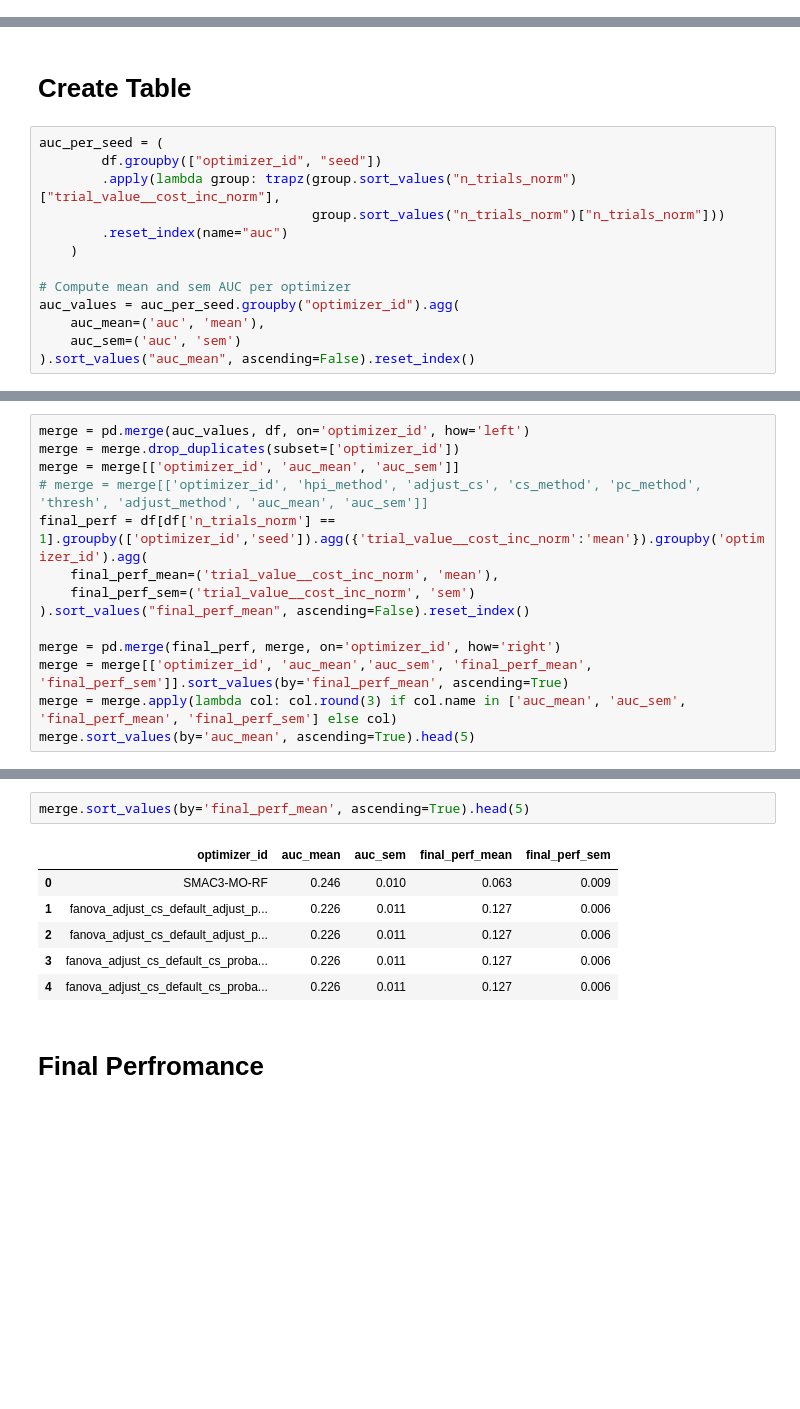
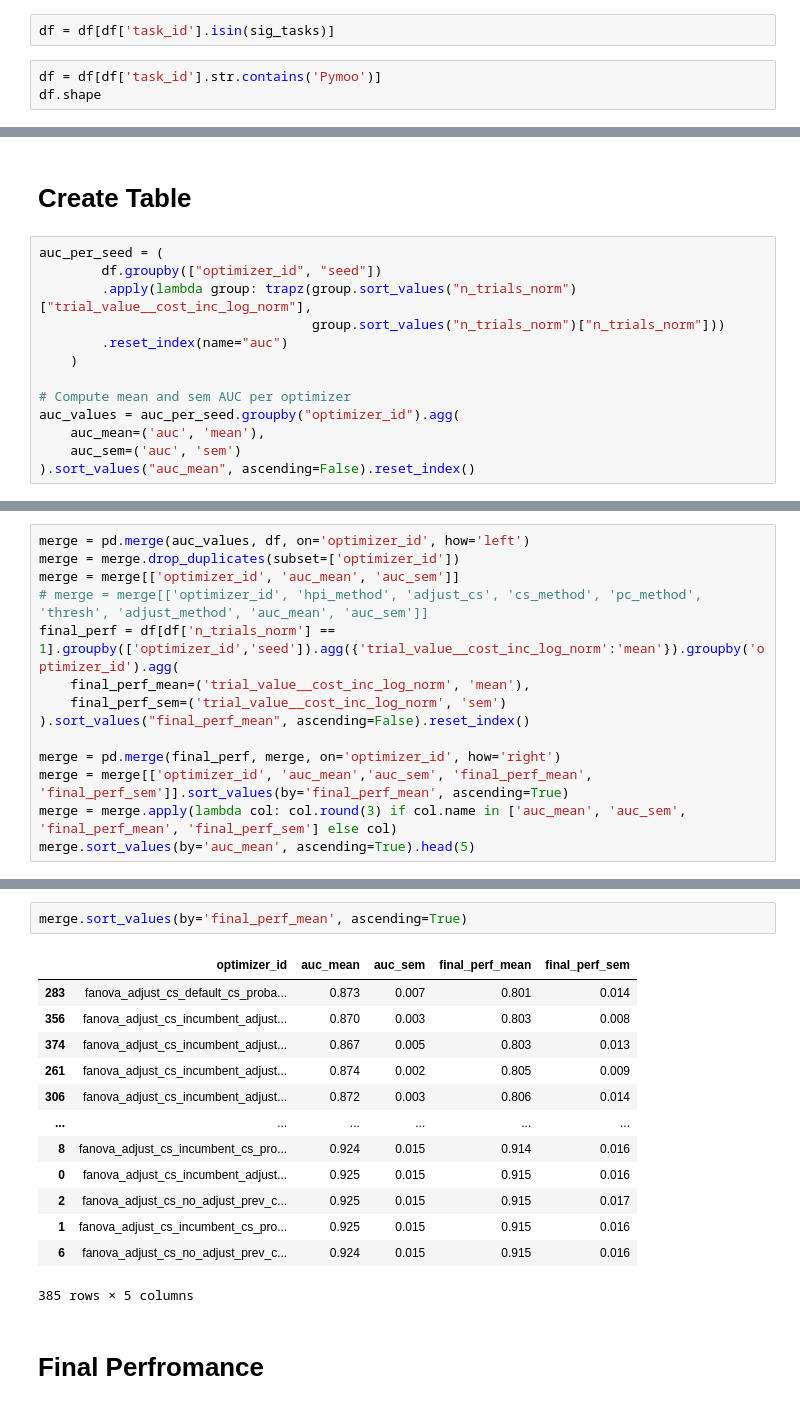
Before and after one commit to daphne12345/package_hpi_parego, a Jupyter notebook: final_final_plotting.ipynb, the cells around one changed output, grey strips where cells are left out. Saved outputs shown, nothing was run; the diff lists cells and outputs as text; blank space fills up the shorter version.

```diff
--- a/final_final_plotting.ipynb
+++ b/final_final_plotting.ipynb
@@ -288,0 +487,5 @@ def plot_one_thing(thing, df_plot=None):
+# %%
+df = df[df['task_id'].isin(sig_tasks)]
+# %%
+df = df[df['task_id'].str.contains('Pymoo')]
+df.shape
@@ -328,7 +533,7 @@ DataFrameGroupBy.apply operated on the grouping columns. This behavior is deprec
 # %%
 auc_per_seed = (
         df.groupby(["optimizer_id", "seed"])
-        .apply(lambda group: trapz(group.sort_values("n_trials_norm")["trial_value__cost_inc_norm"],
+        .apply(lambda group: trapz(group.sort_values("n_trials_norm")["trial_value__cost_inc_log_norm"],
                                    group.sort_values("n_trials_norm")["n_trials_norm"]))
         .reset_index(name="auc")
     )
@@ -345,9 +548,9 @@ merge = pd.merge(auc_values, df, on='optimizer_id', how='left')
 merge = merge.drop_duplicates(subset=['optimizer_id'])
 merge = merge[['optimizer_id', 'auc_mean', 'auc_sem']]
 # merge = merge[['optimizer_id', 'hpi_method', 'adjust_cs', 'cs_method', 'pc_method', 'thresh', 'adjust_method', 'auc_mean', 'auc_sem']]
-final_perf = df[df['n_trials_norm'] == 1].groupby(['optimizer_id','seed']).agg({'trial_value__cost_inc_norm':'mean'}).groupby('optimizer_id').agg(
-    final_perf_mean=('trial_value__cost_inc_norm', 'mean'),
-    final_perf_sem=('trial_value__cost_inc_norm', 'sem')
+final_perf = df[df['n_trials_norm'] == 1].groupby(['optimizer_id','seed']).agg({'trial_value__cost_inc_log_norm':'mean'}).groupby('optimizer_id').agg(
+    final_perf_mean=('trial_value__cost_inc_log_norm', 'mean'),
+    final_perf_sem=('trial_value__cost_inc_log_norm', 'sem')
 ).sort_values("final_perf_mean", ascending=False).reset_index()
 
 merge = pd.merge(final_perf, merge, on='optimizer_id', how='right')
@@ -364,12 +567,19 @@ merge.sort_values(by='auc_mean', ascending=True).head(5)
 # %%
-merge.sort_values(by='final_perf_mean', ascending=True).head(5)
+merge.sort_values(by='final_perf_mean', ascending=True)
 # %% [output]
 |  | optimizer_id | auc_mean | auc_sem | final_perf_mean | final_perf_sem |
-| 0 | SMAC3-MO-RF | 0.246 | 0.010 | 0.063 | 0.009 |
-| 1 | fanova_adjust_cs_default_adjust_p... | 0.226 | 0.011 | 0.127 | 0.006 |
-| 2 | fanova_adjust_cs_default_adjust_p... | 0.226 | 0.011 | 0.127 | 0.006 |
-| 3 | fanova_adjust_cs_default_cs_proba... | 0.226 | 0.011 | 0.127 | 0.006 |
-| 4 | fanova_adjust_cs_default_cs_proba... | 0.226 | 0.011 | 0.127 | 0.006 |
+| 283 | fanova_adjust_cs_default_cs_proba... | 0.873 | 0.007 | 0.801 | 0.014 |
+| 356 | fanova_adjust_cs_incumbent_adjust... | 0.870 | 0.003 | 0.803 | 0.008 |
+| 374 | fanova_adjust_cs_incumbent_adjust... | 0.867 | 0.005 | 0.803 | 0.013 |
+| 261 | fanova_adjust_cs_incumbent_adjust... | 0.874 | 0.002 | 0.805 | 0.009 |
+| 306 | fanova_adjust_cs_incumbent_adjust... | 0.872 | 0.003 | 0.806 | 0.014 |
+| ... | ... | ... | ... | ... | ... |
+| 8 | fanova_adjust_cs_incumbent_cs_pro... | 0.924 | 0.015 | 0.914 | 0.016 |
+| 0 | fanova_adjust_cs_incumbent_adjust... | 0.925 | 0.015 | 0.915 | 0.016 |
+| 2 | fanova_adjust_cs_no_adjust_prev_c... | 0.925 | 0.015 | 0.915 | 0.017 |
+| 1 | fanova_adjust_cs_incumbent_cs_pro... | 0.925 | 0.015 | 0.915 | 0.016 |
+| 6 | fanova_adjust_cs_no_adjust_prev_c... | 0.924 | 0.015 | 0.915 | 0.016 |
+385 rows × 5 columns
 # %% [markdown]
 # Final Perfromance
 # %%
```
Also changed, not shown: parts of 32 cells of this notebook, 4 other files.
